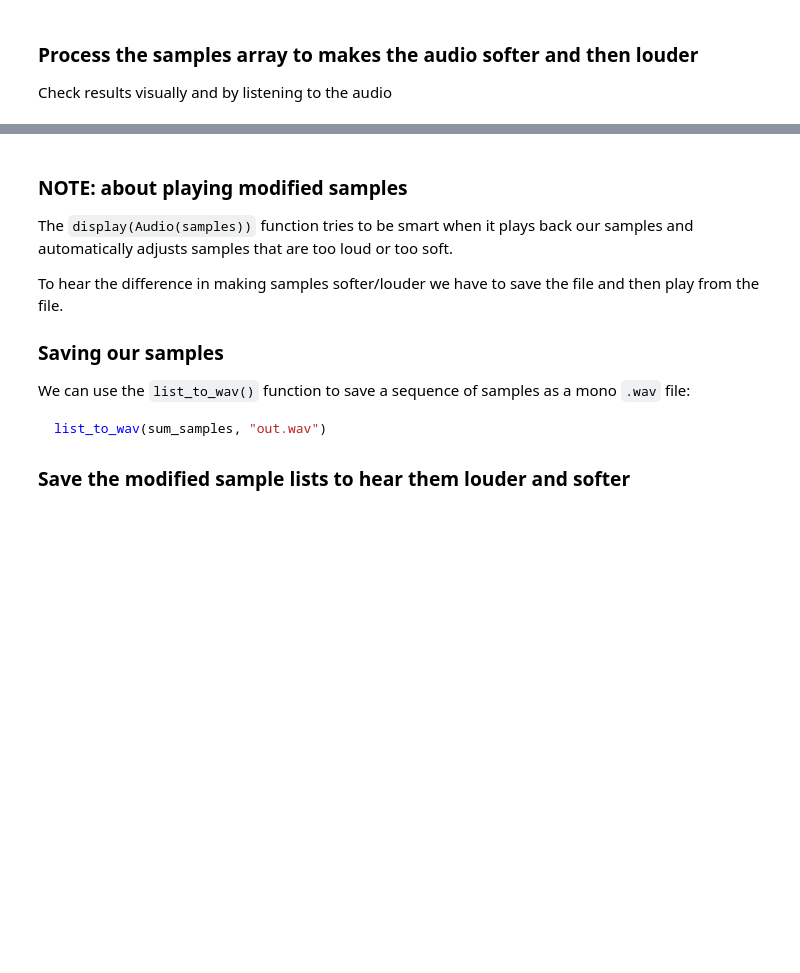
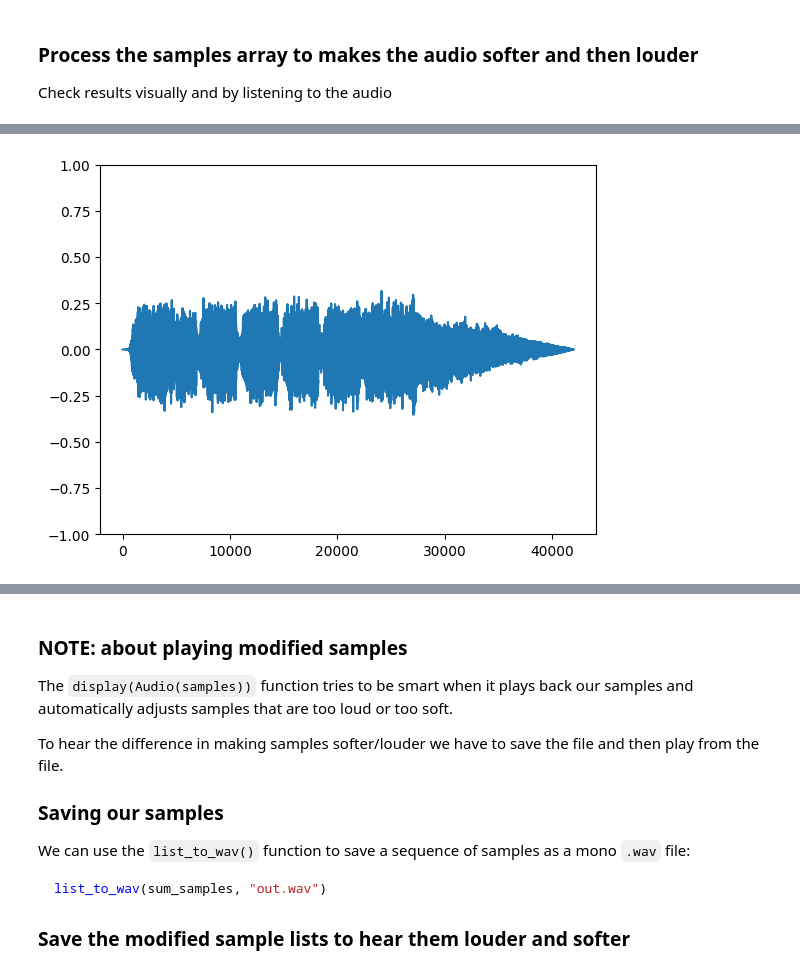
Before and after one commit to kaoriogawa-PSAM-5020-spring2026/5020_WK03, a Jupyter notebook: WK03.ipynb, the cells around one changed output, grey strips where cells are left out. Cells and saved outputs as stored; diff of their text form; code cells hidden in the pictures; blank space fills up the shorter version.

```diff
--- a/WK03.ipynb
+++ b/WK03.ipynb
@@ -239,11 +244,15 @@ display(Audio(sound_file_path))
 # %%
 # TODO: make samples softer
 
-softer_samples = "TODO HERE"
+softer_samples = []
+for s in samples:
+  softer_samples.append(s/2)
 
 plt.plot(softer_samples)
 plt.ylim([-1, 1])
 plt.show()
+# %% [output]
+[figure, added]
 # %%
 # TODO: (optional practice) make samples softer with comprehensions
 
```
Also changed, not shown: parts of 5 cells of this notebook.
